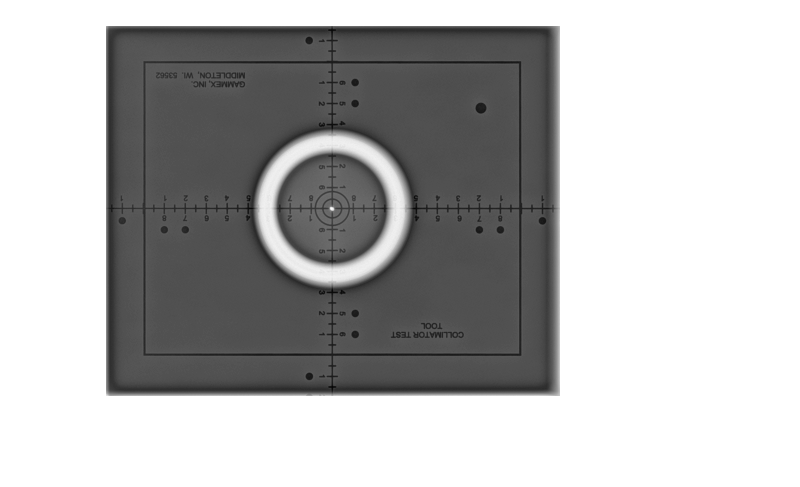
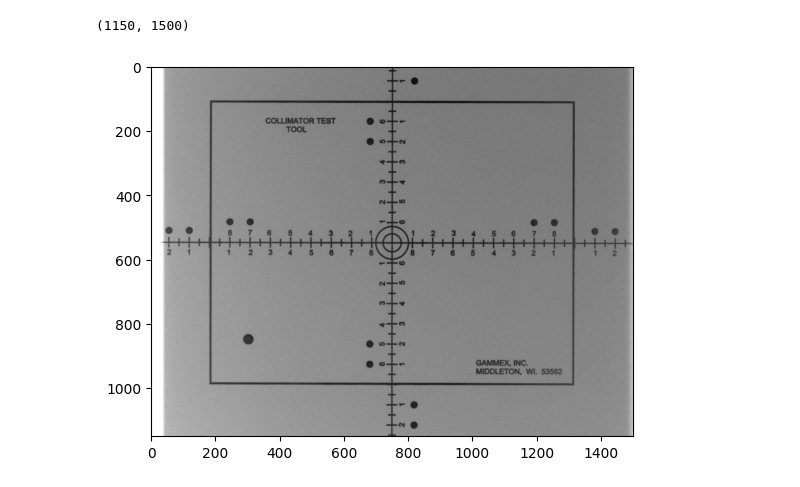
Before and after one commit to NickyAlan/DR-Light-beam-test, a Jupyter notebook: image-processing.ipynb, the cells around one changed output. Drawn from its saved outputs; the diff is of its cells as text; code cells hidden in the pictures; blank space fills up the shorter version.

```diff
--- a/image-processing.ipynb
+++ b/image-processing.ipynb
@@ -13,16 +13,19 @@ h, w = arr.shape
 # %%
-# Specify the path to your DICOM file
-dicom_file_path = 'images/00000009'
+dicom_file_path = 'images/DICOMOBJ/9x7-L'
+H, W = (550, 1700), (600, 2100)
 
 # Read the DICOM file
 dicom_data = pydicom.dcmread(dicom_file_path)
-arr = dicom_data.pixel_array
+arr = dicom_data.pixel_array[H[0]: H[1], W[0]: W[1]] # crop aspect
 h, w = arr.shape
+h, w
+# %% [output]
+(1150, 1500)
 # %%
 def display(arr, axis=False) :
     plt.imshow(arr, cmap="gray")
     plt.axis(axis)
 # %%
-display(arr)
+display(arr, True)
 # %% [output]
-[figure, old version]
+[figure, new version]
```
Also changed, not shown: parts of 20 cells of this notebook, 11 other files.
